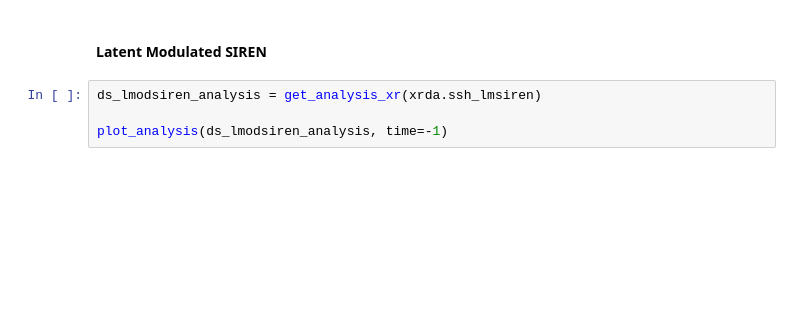
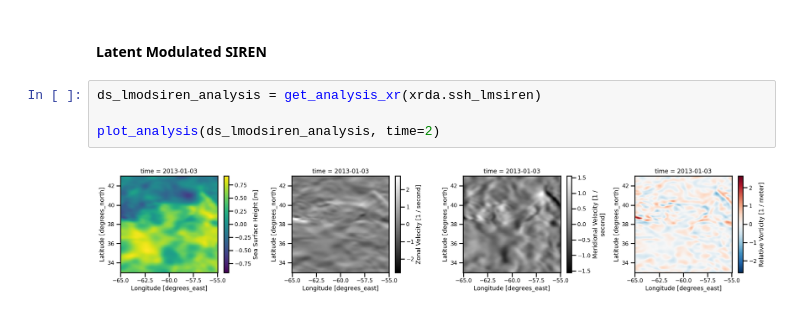
Before and after one commit to jejjohnson/jejeqx, a Jupyter notebook: notebooks/dev/nerfs/1.5_sparse_obs.ipynb, the cells around one changed output. Cells and saved outputs as stored; diff of their text form; blank space fills up the shorter version.

```diff
--- a/notebooks/dev/nerfs/1.5_sparse_obs.ipynb
+++ b/notebooks/dev/nerfs/1.5_sparse_obs.ipynb
@@ -698,4 +818,6 @@ plot_analysis(ds_ssh_analysis, time=-1)
 # %%
 ds_lmodsiren_analysis = get_analysis_xr(xrda.ssh_lmsiren)
 
-plot_analysis(ds_lmodsiren_analysis, time=-1)
+plot_analysis(ds_lmodsiren_analysis, time=2)
+# %% [output]
+[figure, added]
```
Also changed, not shown: parts of 30 cells of this notebook, 6 other files.
